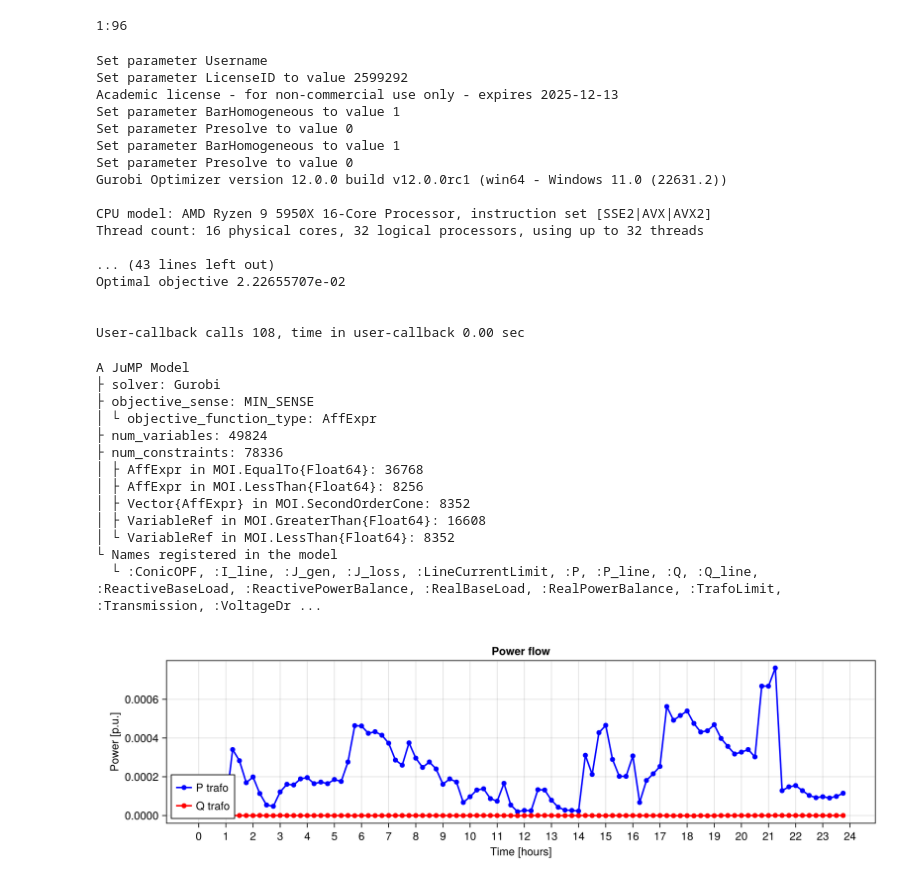
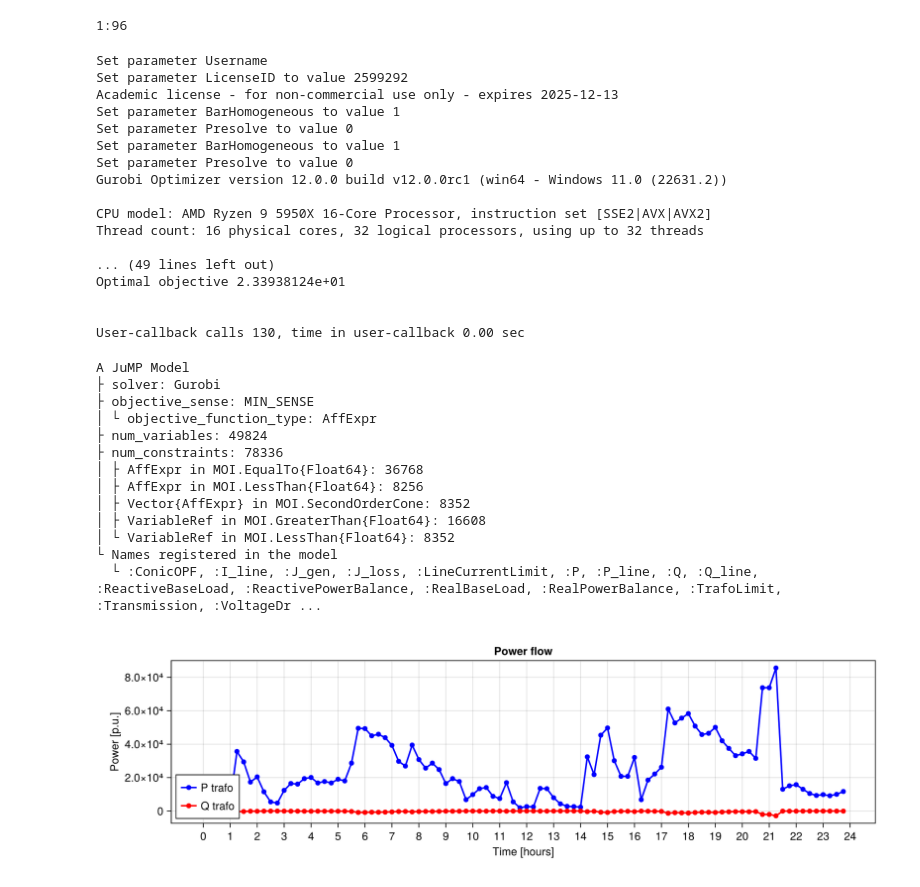
Before and after one commit to XinLiTue/Congestion-Management-based-on-Thermal-Comfort, a Jupyter notebook: OPF-jl.ipynb, the cells around one changed output. Saved outputs shown, nothing was run; the diff lists cells and outputs as text; code cells hidden in the pictures.

```diff
--- a/OPF-jl.ipynb
+++ b/OPF-jl.ipynb
@@ -90,7 +79,7 @@ loads.timestamp = DateTime.(loads.timestamp, "yyyy-mm-dd HH:MM:SS")
 loads = loads[:, 2:3]
 
 # we rescale usage_total_kW to usage_total_W to p.u.: 1E3 .* usage_total_kW / S_base
-loads.usage_total_pu = loads.usage_total_kW ./ S_base
+loads.usage_total_pu = 1E3 .* loads.usage_total_kW ./ S_base
 select!(loads, Not(:usage_total_kW))
 
 first(loads, 5)
@@ -220,7 +207,7 @@ function plot_line_currents(model::Model, lines::Vector{Tuple{Int, Int}}=[(34, 0
     fig
 end
 
-function plot_pq(model::Model, bus::Int)
+function plot_pq(model::Model, bus::Int; S_base::Float64=-1.0)
     fig = Figure(; size = (1000, 300))
     ax = Axis(fig[1, 1], xlabel = "Time [hours]",
         ylabel = "Power [p.u.]",
@@ -233,6 +220,10 @@ function plot_pq(model::Model, bus::Int)
     P_trafo = Matrix(value.(model[:P]))[bus,:]
     Q_trafo = Matrix(value.(model[:Q]))[bus,:]
 
+    if S_base > 0
+        P_trafo = P_trafo .* S_base
+        Q_trafo = Q_trafo .* S_base
+    end
 
     # lines!(ax, sol[:P], color = :blue, label = "Transformer", linestyle = :so
     scatterlines!(ax, P_trafo, color = :blue, label = "P trafo", linewidth = 2)
@@ -362,11 +354,11 @@ Gurobi Optimizer version 12.0.0 build v12.0.0rc1 (win64 - Windows 11.0 (22631.2)
 CPU model: AMD Ryzen 9 5950X 16-Core Processor, instruction set [SSE2|AVX|AVX2]
 Thread count: 16 physical cores, 32 logical processors, using up to 32 threads
 
-... (43 lines left out)
-Optimal objective 2.22655707e-02
+... (49 lines left out)
+Optimal objective 2.33938124e+01
 
 
-User-callback calls 108, time in user-callback 0.00 sec
+User-callback calls 130, time in user-callback 0.00 sec
 A JuMP Model
 ├ solver: Gurobi
 ├ objective_sense: MIN_SENSE
@@ -381,6 +373,6 @@ A JuMP Model
 └ Names registered in the model
   └ :ConicOPF, :I_line, :J_gen, :J_loss, :LineCurrentLimit, :P, :P_line, :Q, :Q_line, :ReactiveBaseLoad, :ReactivePowerBalance, :RealBaseLoad, :RealPowerBalance, :TrafoLimit, :Transmission, :VoltageDr ...
 # %%
-plot_pq(model, 55)
+plot_pq(model, 55, S_base=S_base)
 # %% [output]
-[figure, old version]
+[figure, new version]
```
Also changed, not shown: parts of 6 cells of this notebook, 1 other file.
